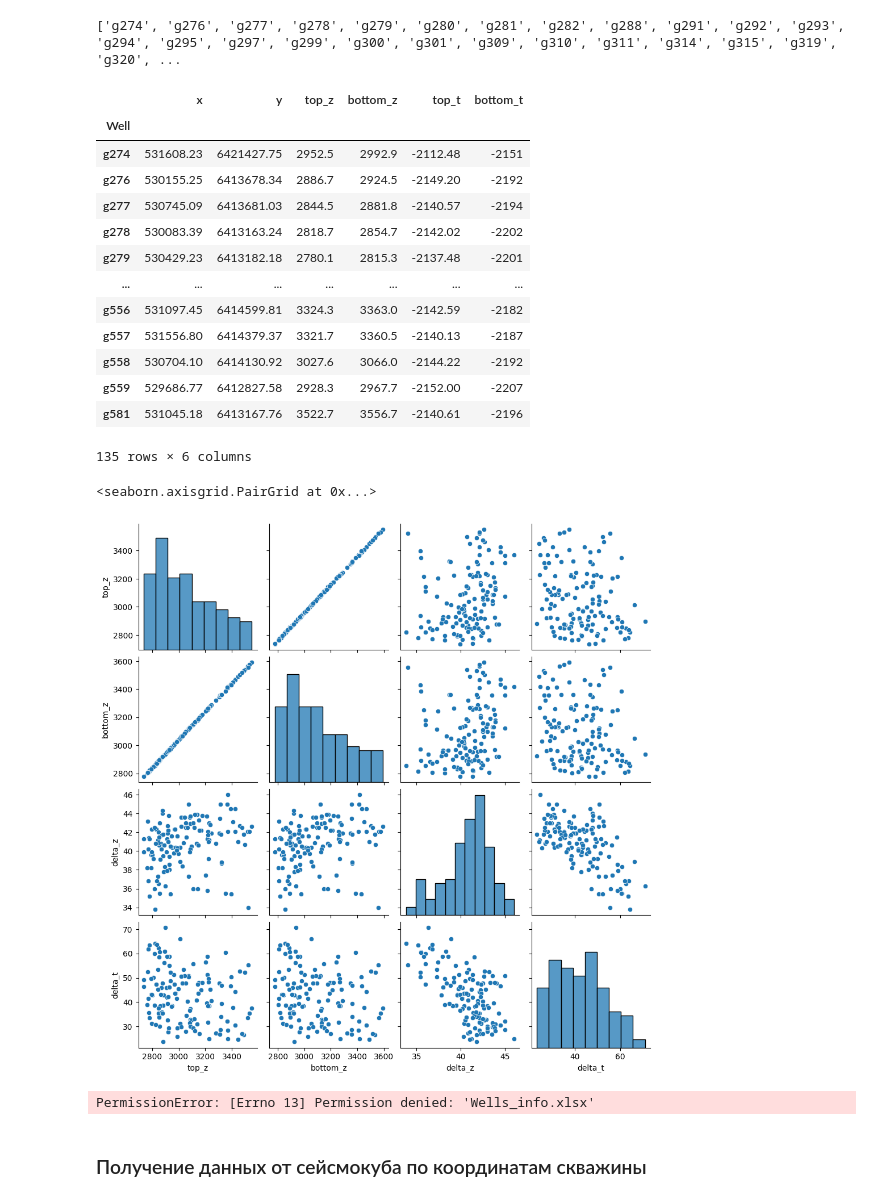
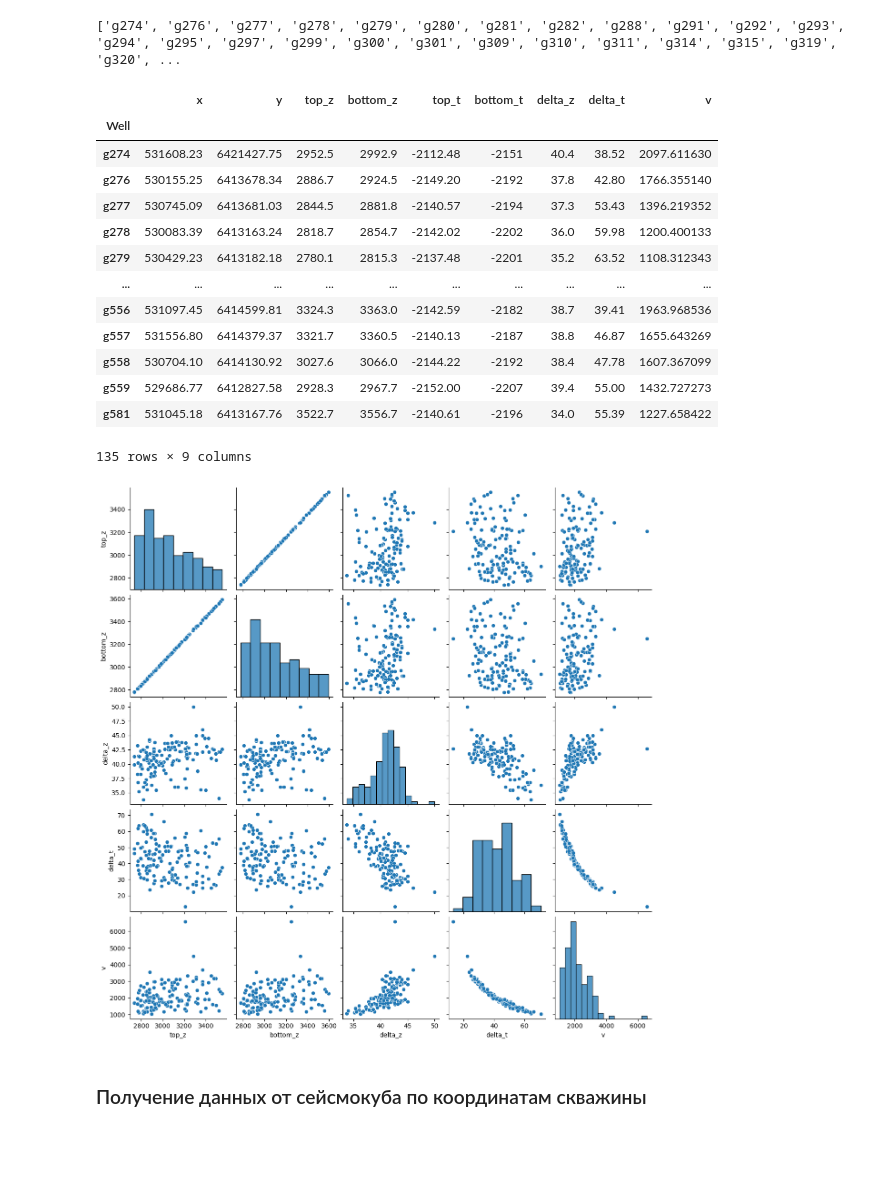
Before and after one commit to AnastasiaButus/Interpolation-of-logging-curves, a Jupyter notebook: 1__Preproc_data/Seism_analise/Seism_and_Gis.ipynb, the cells around one changed output. Saved outputs shown, nothing was run; the diff lists cells and outputs as text; code cells hidden in the pictures; blank space fills up the shorter version.

```diff
--- a/1__Preproc_data/Seism_analise/Seism_and_Gis.ipynb
+++ b/1__Preproc_data/Seism_analise/Seism_and_Gis.ipynb
@@ -34,19 +30,0 @@ df_info = pd.concat([df_well_coord, df_top_ms, df_bottom_ms], axis=1, join="inne
-# %%
-print(list(df_info.index))
-df_info
-# %% [output]
-['g274', 'g276', 'g277', 'g278', 'g279', 'g280', 'g281', 'g282', 'g288', 'g291', 'g292', 'g293', 'g294', 'g295', 'g297', 'g299', 'g300', 'g301', 'g309', 'g310', 'g311', 'g314', 'g315', 'g319', 'g320', ...
-|  | x | y | top_z | bottom_z | top_t | bottom_t |
-| Well |  |  |  |  |  |  |
-| g274 | 531608.23 | 6421427.75 | 2952.5 | 2992.9 | -2112.48 | -2151 |
-| g276 | 530155.25 | 6413678.34 | 2886.7 | 2924.5 | -2149.20 | -2192 |
-| g277 | 530745.09 | 6413681.03 | 2844.5 | 2881.8 | -2140.57 | -2194 |
-| g278 | 530083.39 | 6413163.24 | 2818.7 | 2854.7 | -2142.02 | -2202 |
-| g279 | 530429.23 | 6413182.18 | 2780.1 | 2815.3 | -2137.48 | -2201 |
-| ... | ... | ... | ... | ... | ... | ... |
-| g556 | 531097.45 | 6414599.81 | 3324.3 | 3363.0 | -2142.59 | -2182 |
-| g557 | 531556.80 | 6414379.37 | 3321.7 | 3360.5 | -2140.13 | -2187 |
-| g558 | 530704.10 | 6414130.92 | 3027.6 | 3066.0 | -2144.22 | -2192 |
-| g559 | 529686.77 | 6412827.58 | 2928.3 | 2967.7 | -2152.00 | -2207 |
-| g581 | 531045.18 | 6413167.76 | 3522.7 | 3556.7 | -2140.61 | -2196 |
-135 rows × 6 columns
@@ -62,10 +31,25 @@ df_info_filt = df_info_filt[df_info_filt["delta_t"]>trash_delta_t]
-# %%
-sns.pairplot(df_info_filt[["top_z","bottom_z","delta_z", "delta_t"]])
-# %% [output]
-<seaborn.axisgrid.PairGrid at 0x...>
-[figure, removed]
-# %%
-df_info_filt.to_excel("Wells_info.xlsx")
-df_info_filt.to_csv("Wells_info.csv")
-# %% [output]
-PermissionError: [Errno 13] Permission denied: 'Wells_info.xlsx'
+# %%
+df_info = get_well_info(PATH_TO_WELL_COORD, PATH_TO_T_TOP, PATH_TO_T_BOTTOM,
+                        WELL_COORD_DEF_SET_INDEX, T_TOP_DEF_SET_INDEX, T_BOTTOM_DEF_SET_INDEX)
+
+print(list(df_info.index))
+
+sns.pairplot(df_info[["top_z","bottom_z","delta_z", "delta_t", "v"]])
+df_info
+# %% [output]
+['g274', 'g276', 'g277', 'g278', 'g279', 'g280', 'g281', 'g282', 'g288', 'g291', 'g292', 'g293', 'g294', 'g295', 'g297', 'g299', 'g300', 'g301', 'g309', 'g310', 'g311', 'g314', 'g315', 'g319', 'g320', ...
+|  | x | y | top_z | bottom_z | top_t | bottom_t | delta_z | delta_t | v |
+| Well |  |  |  |  |  |  |  |  |  |
+| g274 | 531608.23 | 6421427.75 | 2952.5 | 2992.9 | -2112.48 | -2151 | 40.4 | 38.52 | 2097.611630 |
+| g276 | 530155.25 | 6413678.34 | 2886.7 | 2924.5 | -2149.20 | -2192 | 37.8 | 42.80 | 1766.355140 |
+| g277 | 530745.09 | 6413681.03 | 2844.5 | 2881.8 | -2140.57 | -2194 | 37.3 | 53.43 | 1396.219352 |
+| g278 | 530083.39 | 6413163.24 | 2818.7 | 2854.7 | -2142.02 | -2202 | 36.0 | 59.98 | 1200.400133 |
+| g279 | 530429.23 | 6413182.18 | 2780.1 | 2815.3 | -2137.48 | -2201 | 35.2 | 63.52 | 1108.312343 |
+| ... | ... | ... | ... | ... | ... | ... | ... | ... | ... |
+| g556 | 531097.45 | 6414599.81 | 3324.3 | 3363.0 | -2142.59 | -2182 | 38.7 | 39.41 | 1963.968536 |
+| g557 | 531556.80 | 6414379.37 | 3321.7 | 3360.5 | -2140.13 | -2187 | 38.8 | 46.87 | 1655.643269 |
+| g558 | 530704.10 | 6414130.92 | 3027.6 | 3066.0 | -2144.22 | -2192 | 38.4 | 47.78 | 1607.367099 |
+| g559 | 529686.77 | 6412827.58 | 2928.3 | 2967.7 | -2152.00 | -2207 | 39.4 | 55.00 | 1432.727273 |
+| g581 | 531045.18 | 6413167.76 | 3522.7 | 3556.7 | -2140.61 | -2196 | 34.0 | 55.39 | 1227.658422 |
+135 rows × 9 columns
+[figure, added]
```
Also changed, not shown: parts of 20 cells of this notebook, 1 other file.
